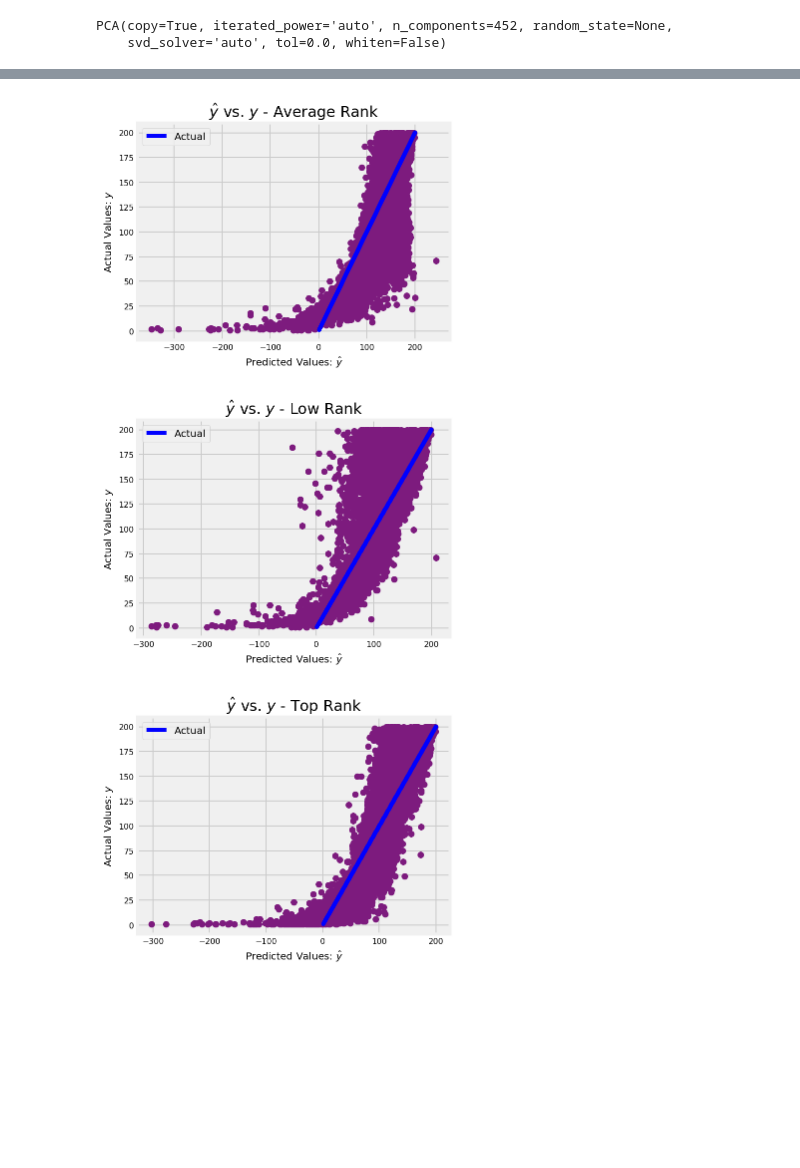
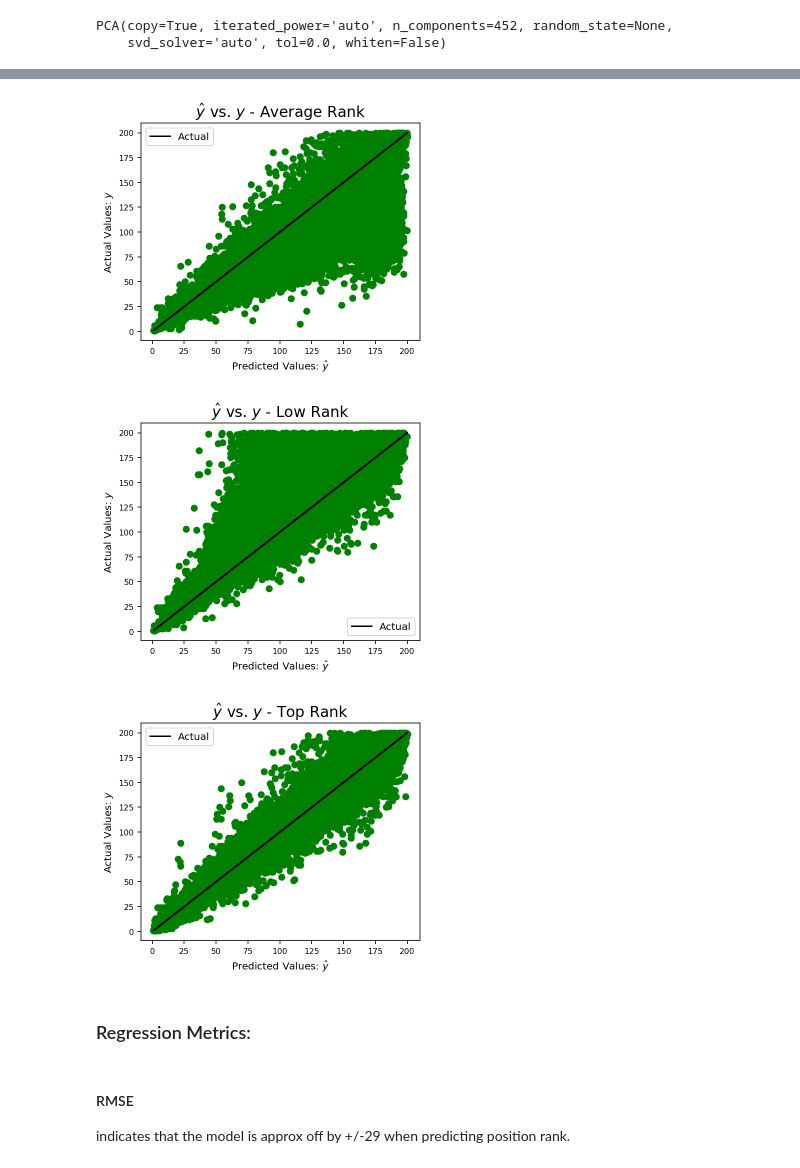
Before and after one commit to moriesamcbs/Spotify-s-Worldwide-Daily-Song-Ranking, a Jupyter notebook: code/Model_RankPrediction.ipynb, the cells around one changed output, grey strips where cells are left out. Saved outputs shown, nothing was run; the diff lists cells and outputs as text; code cells hidden in the pictures; blank space fills up the shorter version.

```diff
--- a/code/Model_RankPrediction.ipynb
+++ b/code/Model_RankPrediction.ipynb
@@ -259,0 +304,8 @@ y_pred_test = lm.predict(Z_test)
+# %%
+# +scaling & PCA
+rf = MultiOutputRegressor(RandomForestRegressor())
+Z_train = pca.transform(X_train)
+Z_test = pca.transform(X_test)
+rf.fit(Z_train, y_train)
+print(f'Training Score: {round(rf.score(Z_train, y_train),4)}')
+print(f'Testing Score: {round(rf.score(Z_test, y_test),4)}')
@@ -259,0 +315,4 @@ y_pred_test = lm.predict(Z_test)
+# %%
+# Look into predictions
+y_pred_train_rf= rf.predict(Z_train)
+y_pred_test_rf = rf.predict(Z_test)
@@ -260,3 +333,4 @@ y_pred_test = lm.predict(Z_test)
 # %%
-preds = pd.DataFrame(y_pred_test)
-preds.columns=['avg_rank_pred', 'top_rank_pred', 'low_rank_pred']
+preds_rf = pd.DataFrame(y_pred_test_rf)
+preds_rf.columns=['avg_rank_pred', 'top_rank_pred', 'low_rank_pred']
+preds_rf.apply(np.int64).head(5)
@@ -287,0 +349,5 @@ y_preds_test_low = preds['low_rank']
+# %%
+# creating Dataframe for preds
+y_pred_test_avg = preds_rf['avg_rank_pred']
+y_pred_test_top = preds_rf['top_rank_pred']
+y_pred_test_low = preds_rf['low_rank_pred']
@@ -288,40 +368,48 @@ y_preds_test_low = preds['low_rank']
 # %%
 # Plotting to compare actual vs preds for avg rank
 plt.figure(figsize = (5,4))
-plt.scatter(y_preds_test_avg,y_test_avg, c = DO);
-plt.plot( y_test,y_test, c = 'blue');
+plt.scatter(y_pred_test_avg,y_test_avg, c = 'green');
+plt.plot( y_test,y_test, c = 'black');
 plt.xlabel("Predicted Values: $\hat{y}$", fontsize = 10);
 plt.ylabel("Actual Values: $y$", fontsize = 10);
 plt.title("$\hat{y}$ vs. $y$ - Average Rank", fontsize = 15);
 plt.legend(['Actual']);
 plt.yticks(fontsize=8)
 plt.xticks(fontsize=8);
+plt.savefig('../plots/residual_average_rank_rf.png', dpi = 100)
 # %% [output]
-[figure, old version]
+[figure, new version]
 # %%
 # Plotting to compare actual vs preds for low rank
 plt.figure(figsize = (5,4))
-plt.scatter(y_preds_test_low,y_test_low, c = DO);
-plt.plot( y_test,y_test, c = 'blue');
+plt.scatter(y_pred_test_low,y_test_low, c = 'green');
+plt.plot( y_test,y_test, c = 'black');
 plt.xlabel("Predicted Values: $\hat{y}$", fontsize = 10);
 plt.ylabel("Actual Values: $y$", fontsize = 10);
 plt.title("$\hat{y}$ vs. $y$ - Low Rank", fontsize = 15);
 plt.legend(['Actual']);
 plt.yticks(fontsize=8)
 plt.xticks(fontsize=8);
+plt.savefig('../plots/residual_low_rank_rf.png', dpi = 100)
 # %% [output]
-[figure, old version]
+[figure, new version]
 # %%
 # Plotting to compare actual vs preds for top rank
 plt.figure(figsize = (5,4))
-plt.scatter(y_preds_test_top,y_test_top, c = DO);
-plt.plot( y_test,y_test, c = 'blue');
+plt.scatter(y_pred_test_top,y_test_top, c = 'green');
+plt.plot( y_test,y_test, c = 'black');
 plt.xlabel("Predicted Values: $\hat{y}$", fontsize = 10);
 plt.ylabel("Actual Values: $y$", fontsize = 10);
 plt.title("$\hat{y}$ vs. $y$ - Top Rank", fontsize = 15);
 plt.legend(['Actual']);
 plt.yticks(fontsize=8)
 plt.xticks(fontsize=8);
+plt.savefig('../plots/residual_top_rank_rf.png', dpi = 100)
 # %% [output]
-[figure, old version]
+[figure, new version]
+# %% [markdown]
+### Regression Metrics:
+# %% [markdown]
+#### RMSE
+indicates that the model is approx off by +/-29 when predicting position rank.
 # %%
```
Also changed, not shown: parts of 40 cells of this notebook, 17 other files.
